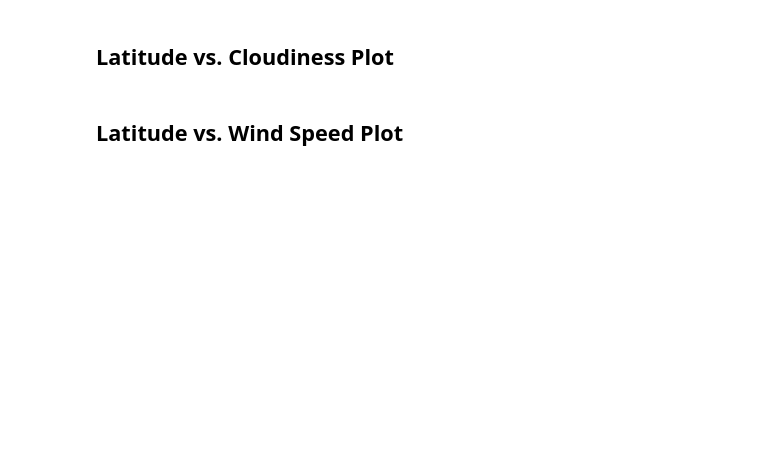
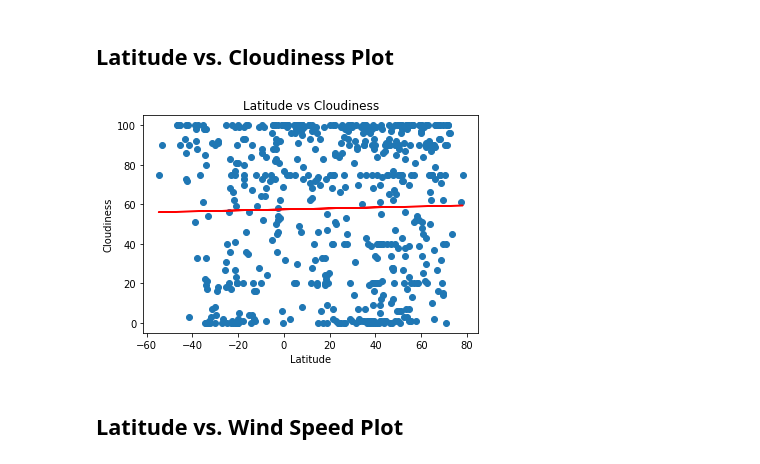
Before and after one commit to d4t4Guy/API-practice, a Jupyter notebook: WeatherPy/WeatherPy.ipynb, the cells around one changed output. Cells and saved outputs as stored; diff of their text form; code cells hidden in the pictures; blank space fills up the shorter version.

```diff
--- a/WeatherPy/WeatherPy.ipynb
+++ b/WeatherPy/WeatherPy.ipynb
@@ -232,4 +249,14 @@ plt.show()
 # %% [markdown]
 ## Latitude vs. Cloudiness Plot
+# %%
+independent_variable = clean_city_data['city_lat']
+dependent_variable   = clean_city_data['cloudiness_pct']
+x_label = 'Latitude'
+y_label = 'Cloudiness'
+chart_title = f'{x_label} vs {y_label}'
+
+linregr_scatter(independent_variable, dependent_variable, x_label, y_label, chart_title)
+# %% [output]
+[figure, added]
 # %% [markdown]
 ## Latitude vs. Wind Speed Plot
```
Also changed, not shown: parts of 29 cells of this notebook, 1 other file.
